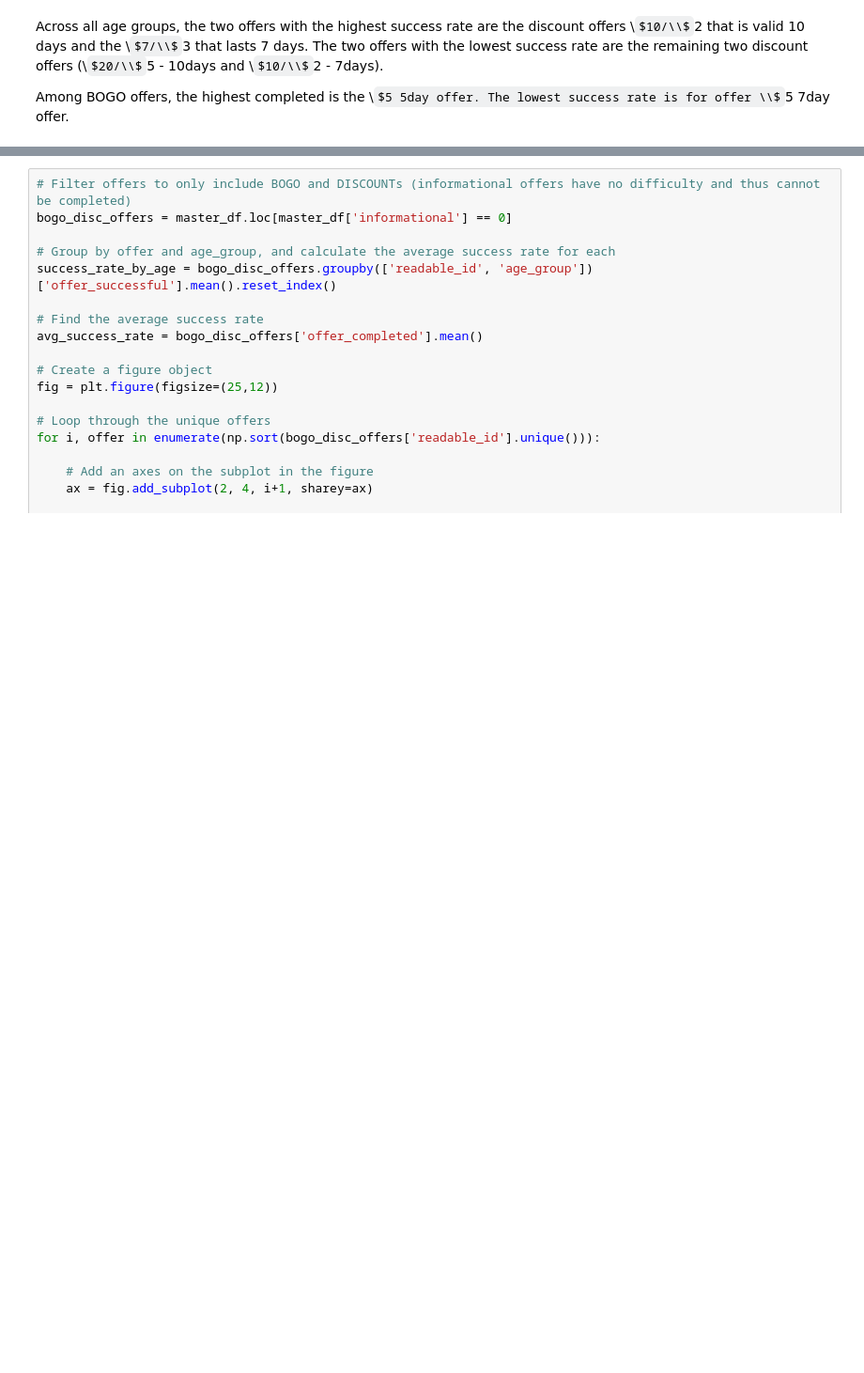
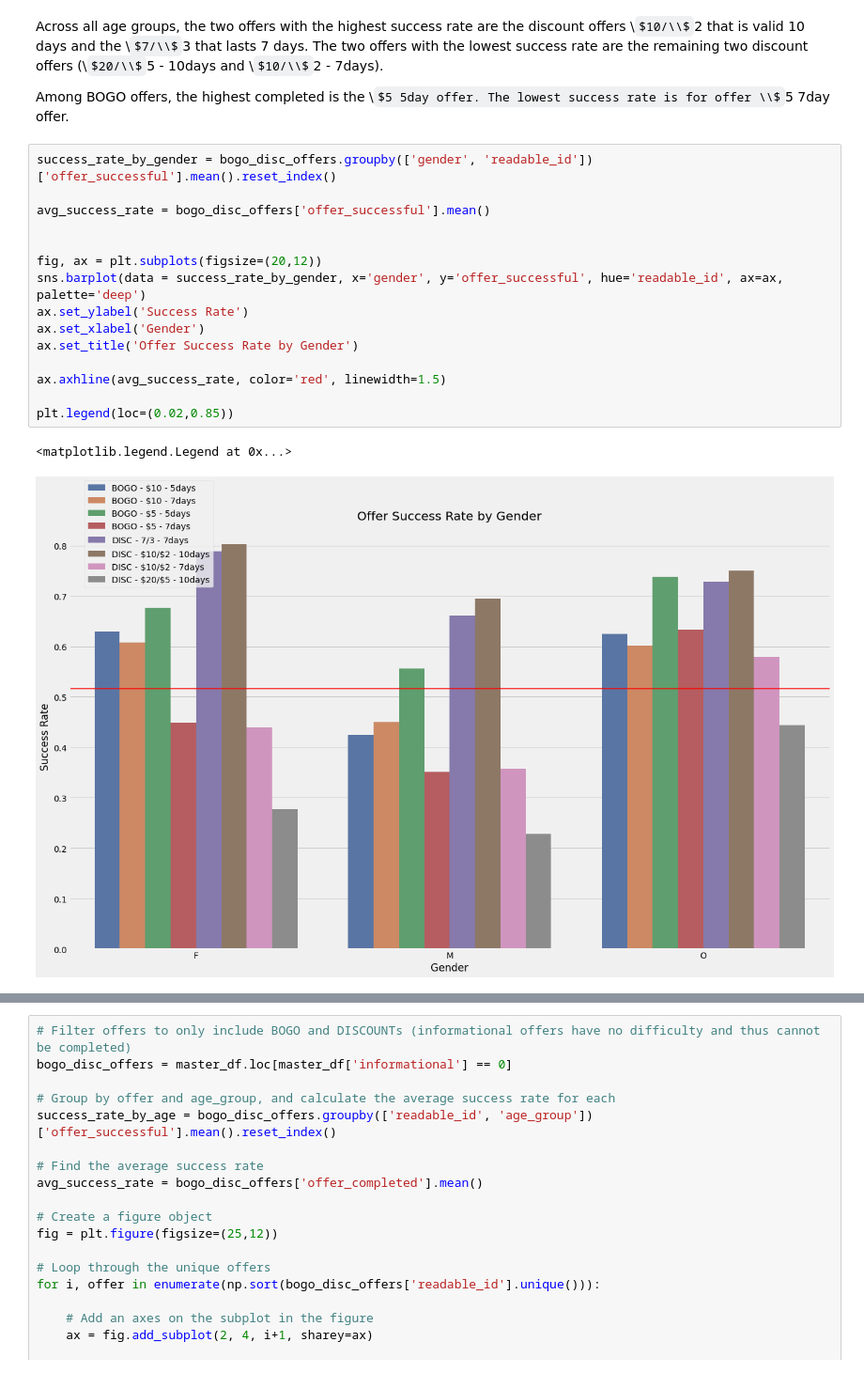
Before and after one commit to jnish23/Starbucks-Capstone, a Jupyter notebook: Starbucks_Capstone_notebook.ipynb, the cells around one changed output, grey strips where cells are left out. Shown at 94% size. Cells and saved outputs as stored; diff of their text form; some formulas as TeX source; blank space fills up the shorter version.

```diff
--- a/Starbucks_Capstone_notebook.ipynb
+++ b/Starbucks_Capstone_notebook.ipynb
@@ -799,3 +799,21 @@ The two offers with the lowest success rate are the remaining two discount offer
 
 
 Among BOGO offers, the highest completed is the \\$5 5day offer. The lowest success rate is for offer \\$5 7day offer.
+# %%
+success_rate_by_gender = bogo_disc_offers.groupby(['gender', 'readable_id'])['offer_successful'].mean().reset_index()
+
+avg_success_rate = bogo_disc_offers['offer_successful'].mean()
+
+
+fig, ax = plt.subplots(figsize=(20,12))
+sns.barplot(data = success_rate_by_gender, x='gender', y='offer_successful', hue='readable_id', ax=ax, palette='deep')
+ax.set_ylabel('Success Rate')
+ax.set_xlabel('Gender')
+ax.set_title('Offer Success Rate by Gender')
+
+ax.axhline(avg_success_rate, color='red', linewidth=1.5)
+
+plt.legend(loc=(0.02,0.85))
+# %% [output]
+<matplotlib.legend.Legend at 0x...>
+[figure, added]
```
Also changed, not shown: parts of 17 cells of this notebook.
